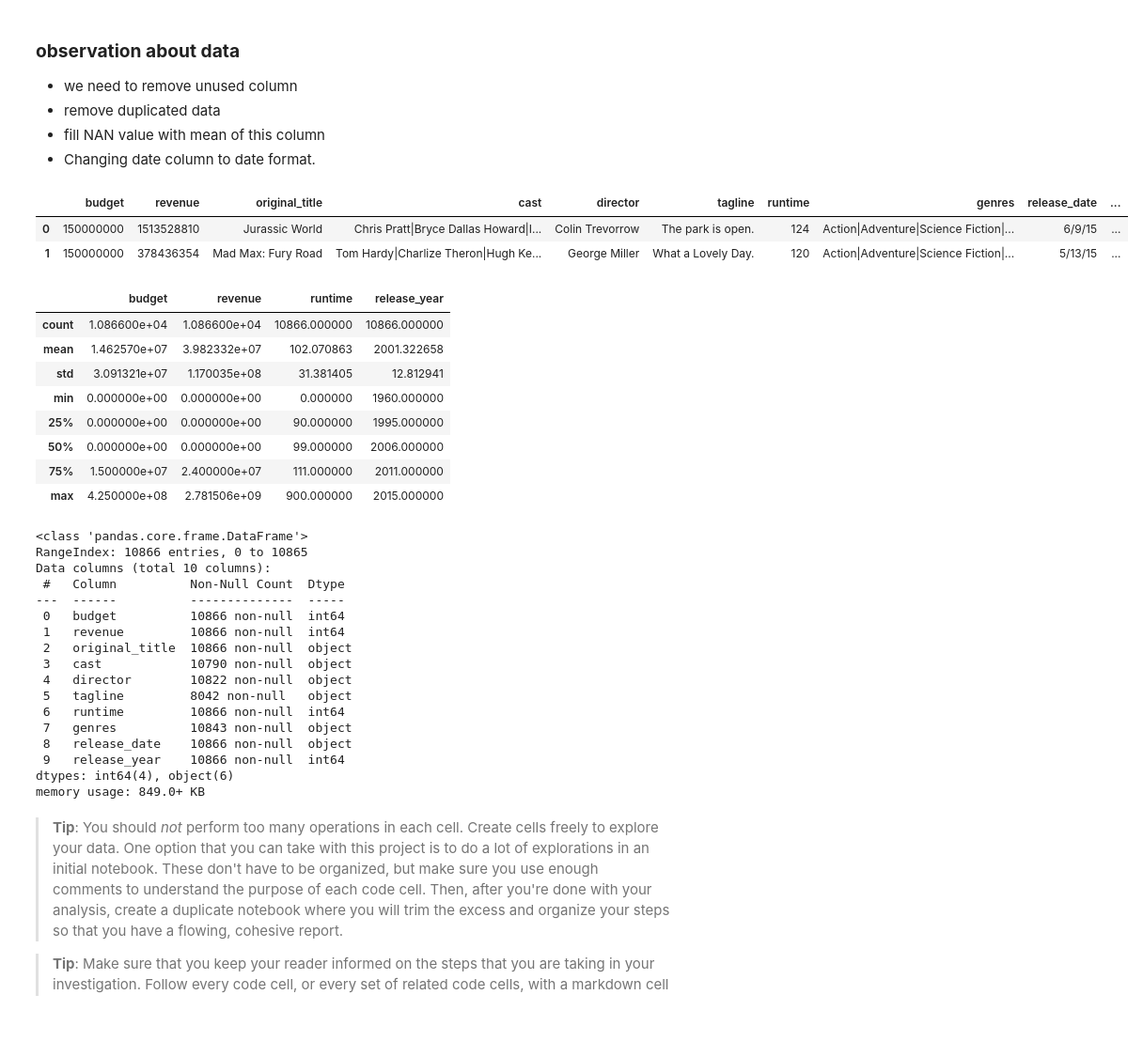
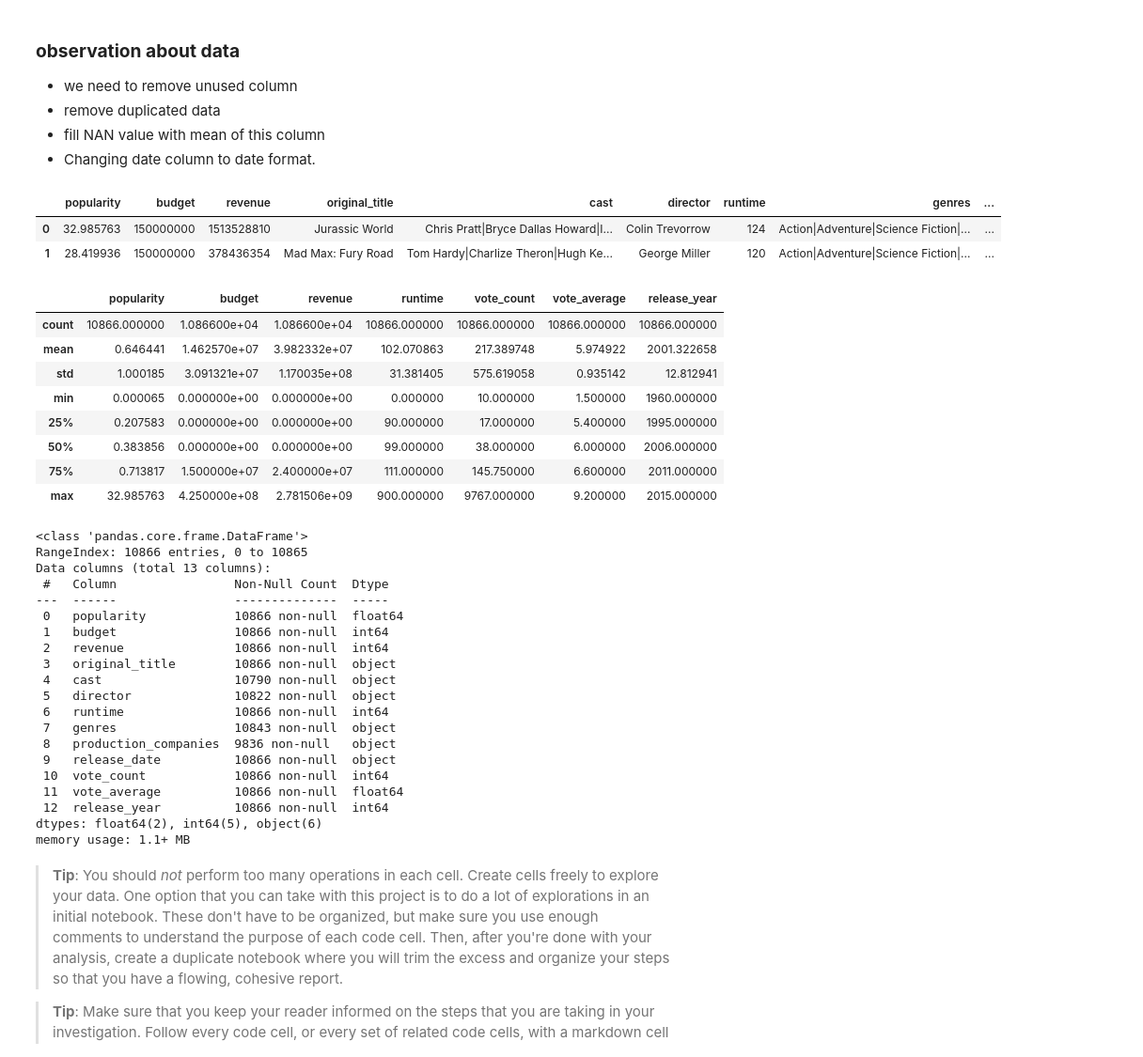
Before and after one commit to ahmed-hassan97/Investigate_TMDb_Movies, a Jupyter notebook: Investigate_a_Dataset.ipynb, the cells around one changed output. Shown: that part at 94% size. Saved outputs shown, nothing was run; the diff lists cells and outputs as text; code cells hidden in the pictures; blank space fills up the shorter version.

```diff
--- a/Investigate_a_Dataset.ipynb
+++ b/Investigate_a_Dataset.ipynb
@@ -72,47 +79,49 @@ number of columns is :  21 columns
 - fill NAN value with mean of this column
 - Changing  date column to date format.
 # %%
-unwanted_col=[ 'id', 'imdb_id', 'popularity', 'budget_adj', 'revenue_adj', 'homepage', 'keywords', 'overview', 'production_companies', 'vote_count', 'vote_average']
-
+unwanted_col = ['id','imdb_id','homepage','tagline','keywords','overview','budget_adj','revenue_adj']
 df.drop(unwanted_col , axis = 1 , inplace = True)
 
 df.head(2)
 # %% [output]
-|  | budget | revenue | original_title | cast | director | tagline | runtime | genres | release_date | ... |
-| 0 | 150000000 | 1513528810 | Jurassic World | Chris Pratt|Bryce Dallas Howard|I... | Colin Trevorrow | The park is open. | 124 | Action|Adventure|Science Fiction|... | 6/9/15 | ... |
-| 1 | 150000000 | 378436354 | Mad Max: Fury Road | Tom Hardy|Charlize Theron|Hugh Ke... | George Miller | What a Lovely Day. | 120 | Action|Adventure|Science Fiction|... | 5/13/15 | ... |
+|  | popularity | budget | revenue | original_title | cast | director | runtime | genres | ... |
+| 0 | 32.985763 | 150000000 | 1513528810 | Jurassic World | Chris Pratt|Bryce Dallas Howard|I... | Colin Trevorrow | 124 | Action|Adventure|Science Fiction|... | ... |
+| 1 | 28.419936 | 150000000 | 378436354 | Mad Max: Fury Road | Tom Hardy|Charlize Theron|Hugh Ke... | George Miller | 120 | Action|Adventure|Science Fiction|... | ... |
 # %%
 df.describe()
 # %% [output]
-|  | budget | revenue | runtime | release_year |
-| count | 1.086600e+04 | 1.086600e+04 | 10866.000000 | 10866.000000 |
-| mean | 1.462570e+07 | 3.982332e+07 | 102.070863 | 2001.322658 |
-| std | 3.091321e+07 | 1.170035e+08 | 31.381405 | 12.812941 |
-| min | 0.000000e+00 | 0.000000e+00 | 0.000000 | 1960.000000 |
-| 25% | 0.000000e+00 | 0.000000e+00 | 90.000000 | 1995.000000 |
-| 50% | 0.000000e+00 | 0.000000e+00 | 99.000000 | 2006.000000 |
-| 75% | 1.500000e+07 | 2.400000e+07 | 111.000000 | 2011.000000 |
-| max | 4.250000e+08 | 2.781506e+09 | 900.000000 | 2015.000000 |
+|  | popularity | budget | revenue | runtime | vote_count | vote_average | release_year |
+| count | 10866.000000 | 1.086600e+04 | 1.086600e+04 | 10866.000000 | 10866.000000 | 10866.000000 | 10866.000000 |
+| mean | 0.646441 | 1.462570e+07 | 3.982332e+07 | 102.070863 | 217.389748 | 5.974922 | 2001.322658 |
+| std | 1.000185 | 3.091321e+07 | 1.170035e+08 | 31.381405 | 575.619058 | 0.935142 | 12.812941 |
+| min | 0.000065 | 0.000000e+00 | 0.000000e+00 | 0.000000 | 10.000000 | 1.500000 | 1960.000000 |
+| 25% | 0.207583 | 0.000000e+00 | 0.000000e+00 | 90.000000 | 17.000000 | 5.400000 | 1995.000000 |
+| 50% | 0.383856 | 0.000000e+00 | 0.000000e+00 | 99.000000 | 38.000000 | 6.000000 | 2006.000000 |
+| 75% | 0.713817 | 1.500000e+07 | 2.400000e+07 | 111.000000 | 145.750000 | 6.600000 | 2011.000000 |
+| max | 32.985763 | 4.250000e+08 | 2.781506e+09 | 900.000000 | 9767.000000 | 9.200000 | 2015.000000 |
 # %%
 df.info()
 # %% [output]
 <class 'pandas.core.frame.DataFrame'>
 RangeIndex: 10866 entries, 0 to 10865
-Data columns (total 10 columns):
- #   Column          Non-Null Count  Dtype
----  ------          --------------  -----
- 0   budget          10866 non-null  int64
- 1   revenue         10866 non-null  int64
- 2   original_title  10866 non-null  object
- 3   cast            10790 non-null  object
- 4   director        10822 non-null  object
- 5   tagline         8042 non-null   object
- 6   runtime         10866 non-null  int64
- 7   genres          10843 non-null  object
- 8   release_date    10866 non-null  object
- 9   release_year    10866 non-null  int64
-dtypes: int64(4), object(6)
-memory usage: 849.0+ KB
+Data columns (total 13 columns):
+ #   Column                Non-Null Count  Dtype
+---  ------                --------------  -----
+ 0   popularity            10866 non-null  float64
+ 1   budget                10866 non-null  int64
+ 2   revenue               10866 non-null  int64
+ 3   original_title        10866 non-null  object
+ 4   cast                  10790 non-null  object
+ 5   director              10822 non-null  object
+ 6   runtime               10866 non-null  int64
+ 7   genres                10843 non-null  object
+ 8   production_companies  9836 non-null   object
+ 9   release_date          10866 non-null  object
+ 10  vote_count            10866 non-null  int64
+ 11  vote_average          10866 non-null  float64
+ 12  release_year          10866 non-null  int64
+dtypes: float64(2), int64(5), object(6)
+memory usage: 1.1+ MB
 # %% [markdown]
 > **Tip**: You should _not_ perform too many operations in each cell. Create cells freely to explore your data. One option that you can take with this project is to do a lot of explorations in an initial notebook. These don't have to be organized, but make sure you use enough comments to understand the purpose of each code cell. Then, after you're done with your analysis, create a duplicate notebook where you will trim the excess and organize your steps so that you have a flowing, cohesive report.
 
```
Also changed, not shown: parts of 23 cells of this notebook.
